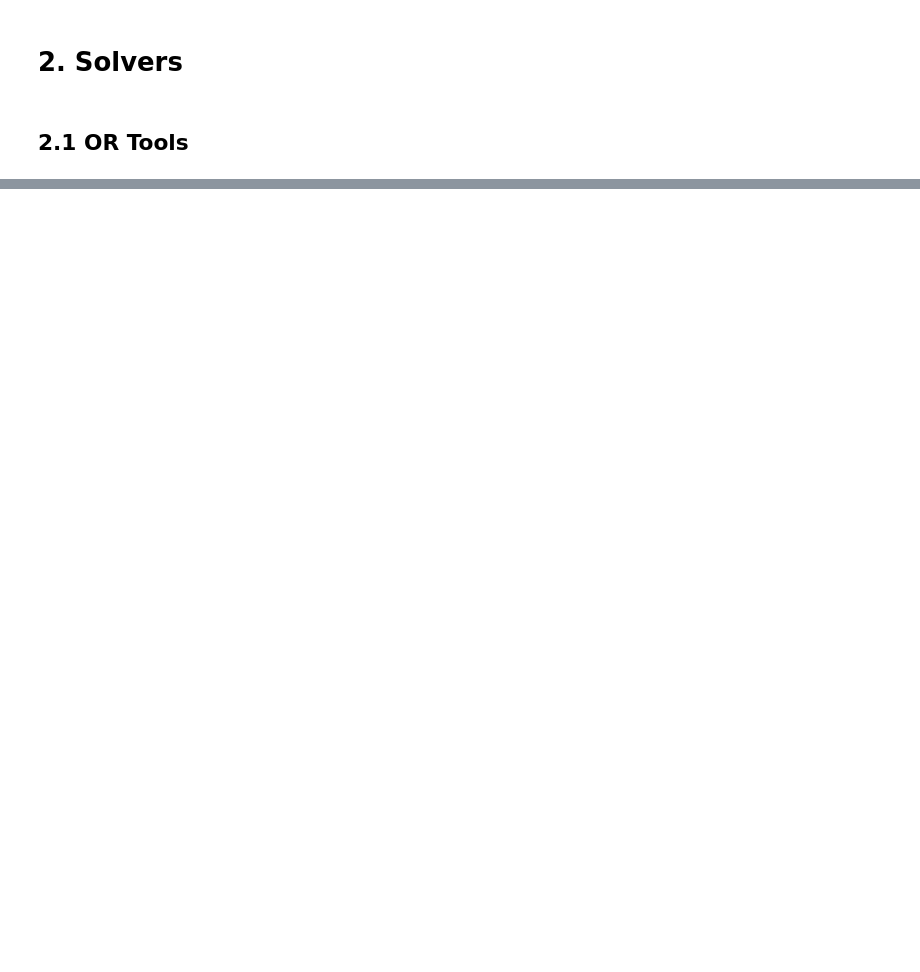
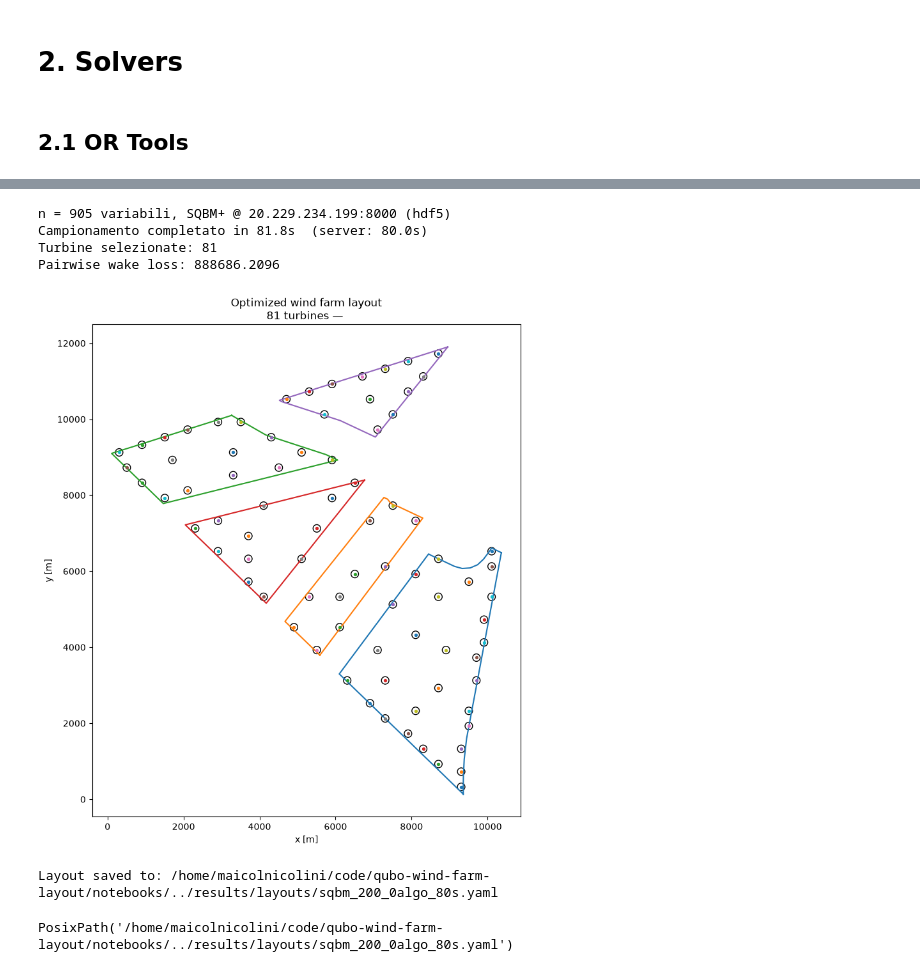
Before and after one commit to NickOLeeney/qubo-wind-farm-layout, a Jupyter notebook: notebooks/03_solve_qubo.ipynb, the cells around one changed output, grey strips where cells are left out. Cells and saved outputs as stored; diff of their text form; code cells hidden in the pictures; blank space fills up the shorter version.

```diff
--- a/notebooks/03_solve_qubo.ipynb
+++ b/notebooks/03_solve_qubo.ipynb
@@ -85,0 +146,29 @@ PosixPath('../results/layouts/ortools_500_10s.yaml')
+# %%
+TIMEOUT = 80
+ALGO = 0
+
+solution, sqbm_result = solve_wflo_sqbm(
+    wake_loss_matrix,
+    invalid_pairs,
+    Q,
+    host=SQBM_HOST,
+    port=SQBM_PORT,
+    timeout=TIMEOUT,
+    algo=ALGO,
+)
+selected_locations_sqbm = candidate_locations[solution.astype(bool)]
+plot_selected_layout(selected_locations=selected_locations_sqbm)
+save_benchmark_layout(
+    selected_locations=selected_locations_sqbm,
+    solver_name="sqbm",
+    filename=f"sqbm_{GRID_RESOLUTION}_{ALGO}algo_{TIMEOUT}s.yaml",
+    grid_resolution=GRID_RESOLUTION,
+)
+# %% [output]
+n = 905 variabili, SQBM+ @ 20.229.234.199:8000 (hdf5)
+Campionamento completato in 81.8s  (server: 80.0s)
+Turbine selezionate: 81
+Pairwise wake loss: 888686.2096
+[figure, added]
+Layout saved to: /home/maicolnicolini/code/qubo-wind-farm-layout/notebooks/../results/layouts/sqbm_200_0algo_80s.yaml
+PosixPath('/home/maicolnicolini/code/qubo-wind-farm-layout/notebooks/../results/layouts/sqbm_200_0algo_80s.yaml')
```
Also changed, not shown: parts of 12 cells of this notebook, 20 other files.
